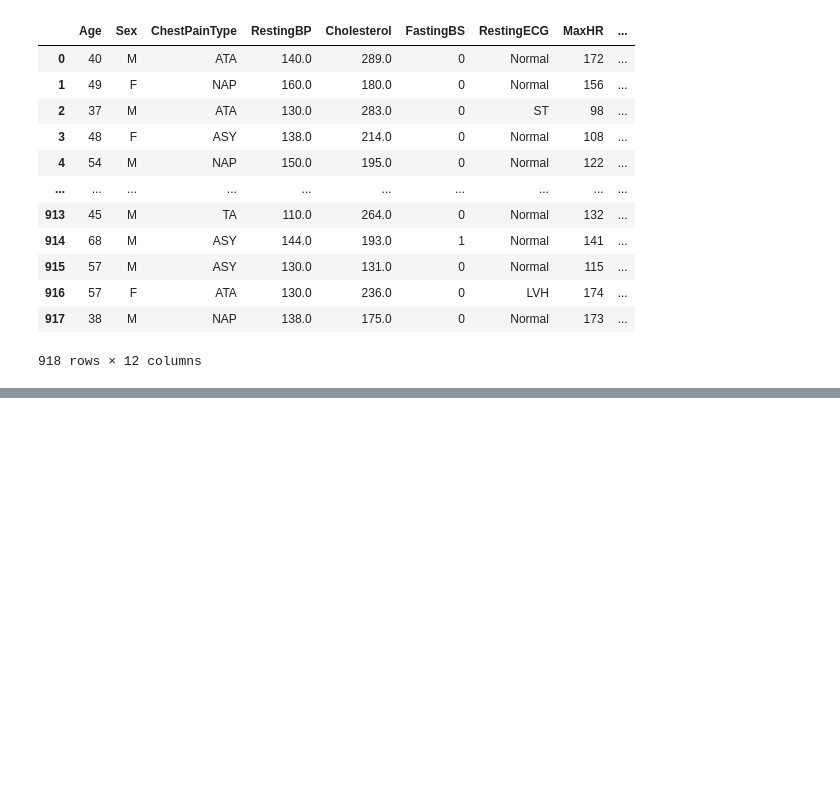
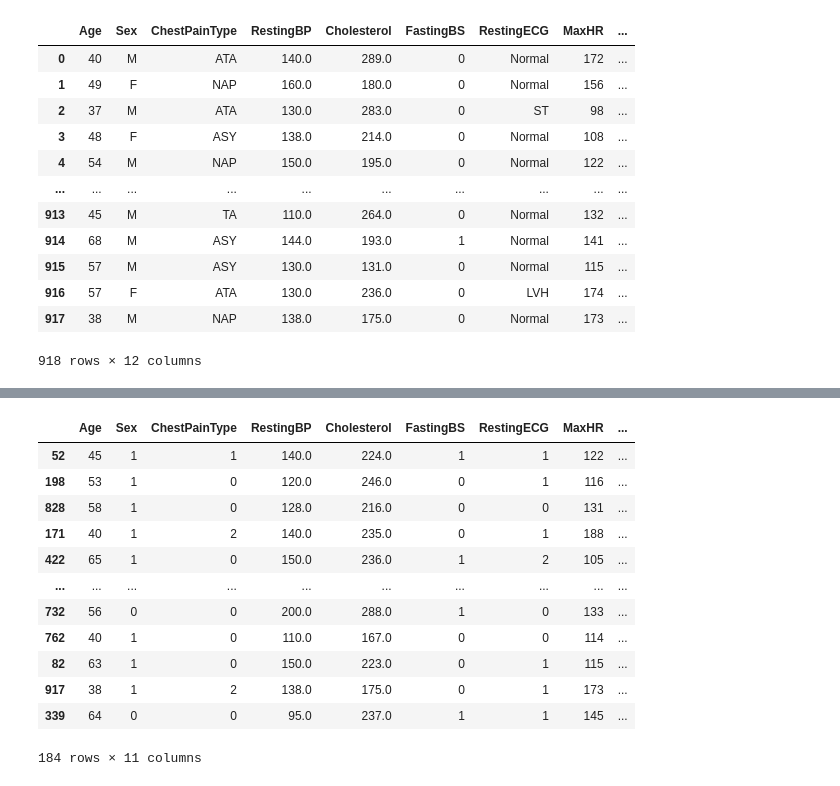
Before and after one commit to amirhossein-haerian/HAPS, a Jupyter notebook: IoT_Project.ipynb, the cells around one changed output, grey strips where cells are left out. Cells and saved outputs as stored; diff of their text form; code cells hidden in the pictures; blank space fills up the shorter version.

Commit message:
add spliting

```diff
--- a/IoT_Project.ipynb
+++ b/IoT_Project.ipynb
@@ -198,0 +186,21 @@ for col in cat_columns:
+# %%
+# spliting train and test sets
+
+X = data_label_encoded.drop(data_label_encoded.columns.tolist().pop(), axis=1)
+Y = data_label_encoded.iloc[:, -1]
+
+X_train, X_test, Y_train, Y_test = train_test_split(X, Y, test_size=.2, stratify=Y)
+# %% [output]
+|  | Age | Sex | ChestPainType | RestingBP | Cholesterol | FastingBS | RestingECG | MaxHR | ... |
+| 52 | 45 | 1 | 1 | 140.0 | 224.0 | 1 | 1 | 122 | ... |
+| 198 | 53 | 1 | 0 | 120.0 | 246.0 | 0 | 1 | 116 | ... |
+| 828 | 58 | 1 | 0 | 128.0 | 216.0 | 0 | 0 | 131 | ... |
+| 171 | 40 | 1 | 2 | 140.0 | 235.0 | 0 | 1 | 188 | ... |
+| 422 | 65 | 1 | 0 | 150.0 | 236.0 | 1 | 2 | 105 | ... |
+| ... | ... | ... | ... | ... | ... | ... | ... | ... | ... |
+| 732 | 56 | 0 | 0 | 200.0 | 288.0 | 1 | 0 | 133 | ... |
+| 762 | 40 | 1 | 0 | 110.0 | 167.0 | 0 | 0 | 114 | ... |
+| 82 | 63 | 1 | 0 | 150.0 | 223.0 | 0 | 1 | 115 | ... |
+| 917 | 38 | 1 | 2 | 138.0 | 175.0 | 0 | 1 | 173 | ... |
+| 339 | 64 | 0 | 0 | 95.0 | 237.0 | 1 | 1 | 145 | ... |
+184 rows × 11 columns
```
Also changed, not shown: parts of 3 cells of this notebook.
